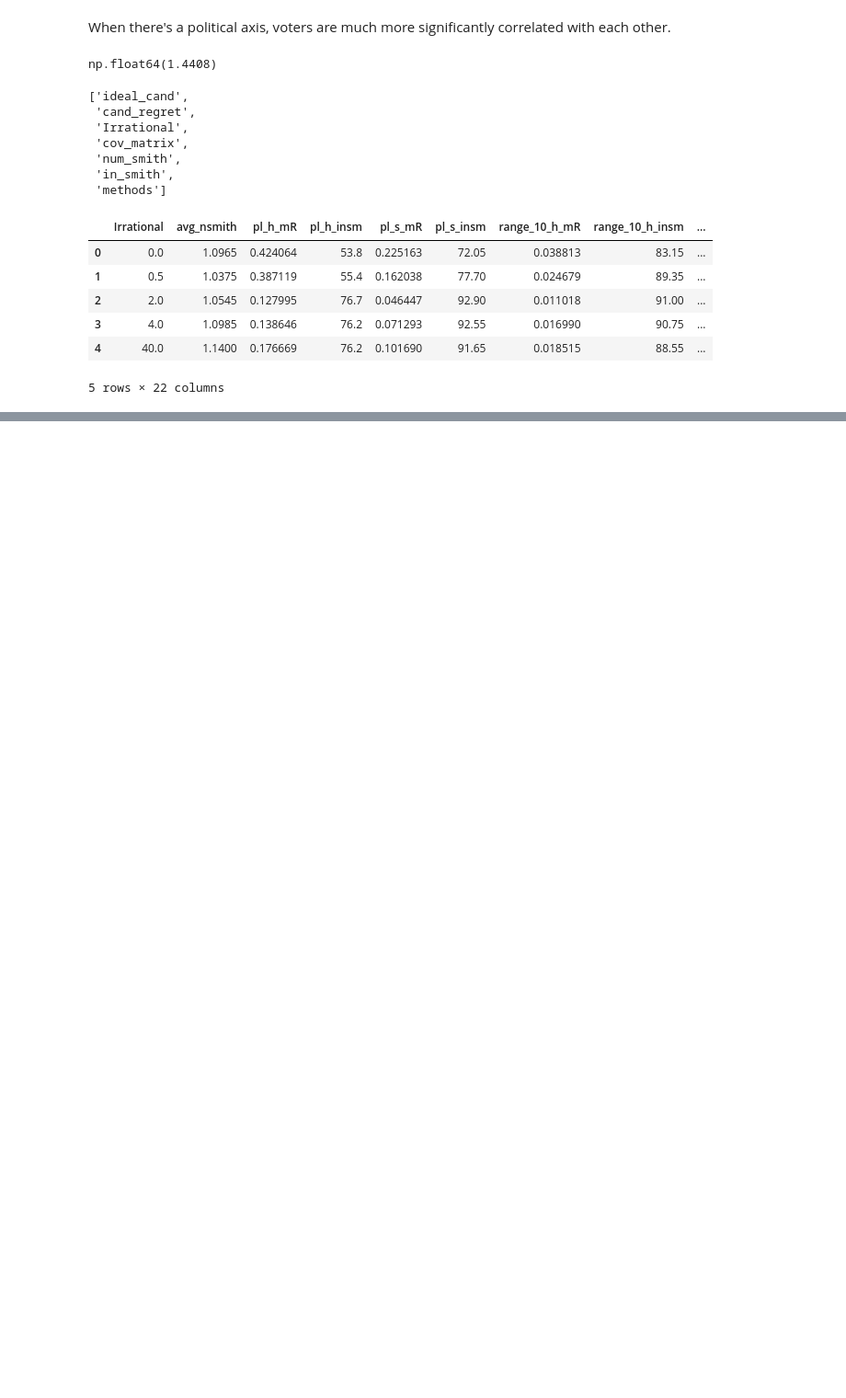
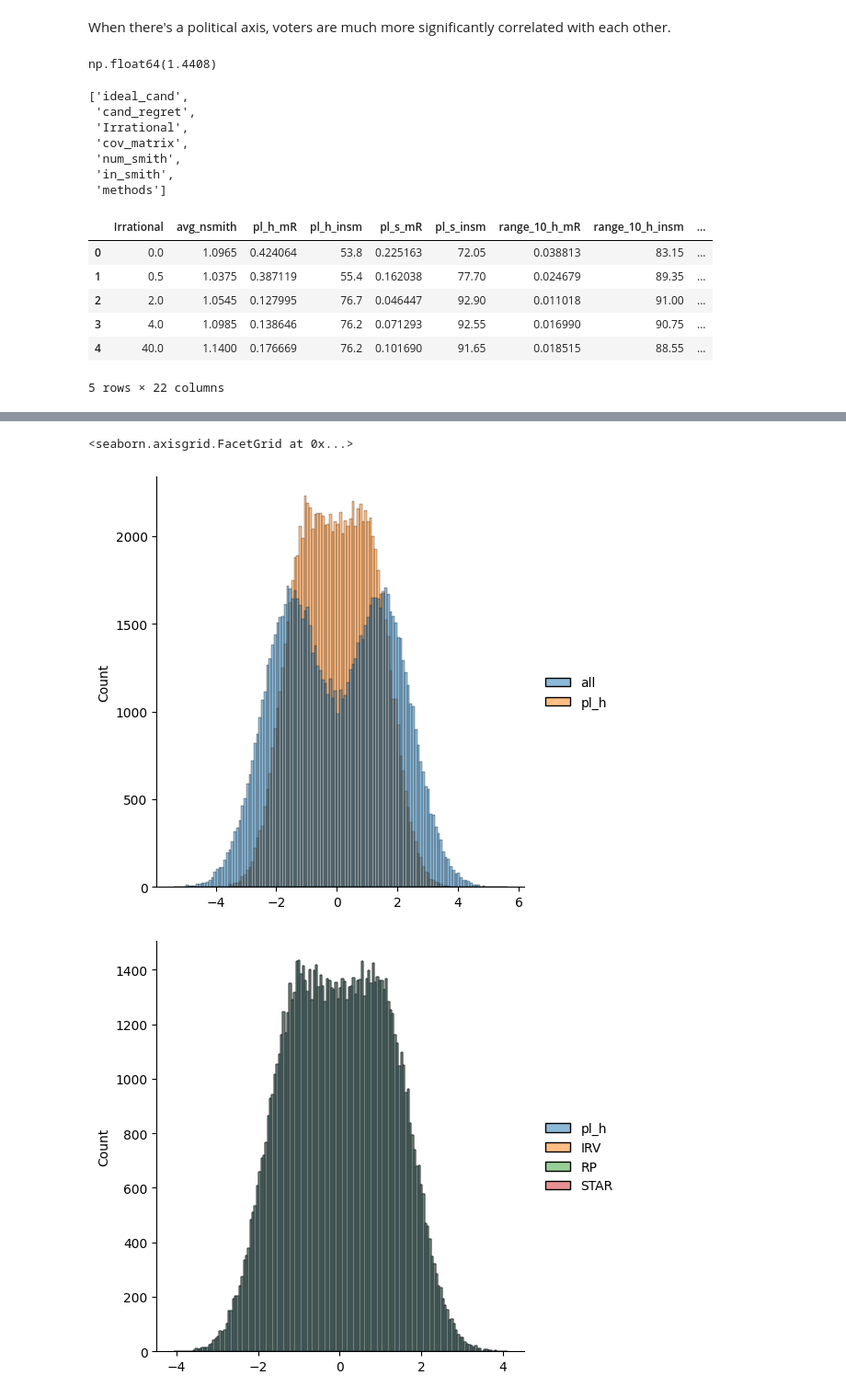
Before and after one commit to tcawlfield/vote-sim, a Jupyter notebook: results/consideration_effects.ipynb, the cells around one changed output, grey strips where cells are left out. Shown at 92% size. Cells and saved outputs as stored; diff of their text form; code cells hidden in the pictures; blank space fills up the shorter version.

```diff
--- a/results/consideration_effects.ipynb
+++ b/results/consideration_effects.ipynb
@@ -344,0 +351,23 @@ sns.displot({'all':all_iss, 'pl_h':pl_h_winner_iss, 'IRV':IRV_h_winner_iss, 'RP'
+# %%
+config_new = copy.deepcopy(config)
+config_new['candidates'] = 2
+config_new['considerations'] = [{
+    'Issues': [
+        dict(sigma=1.0, halfcsep=1.5, halfvsep=1.5),
+    ]
+}]
+rslt_2c = do_run(config_new, 100000)
+# %%
+rslt = rslt_2c
+iss = ak.flatten(rslt.issues, axis=2)
+all_iss = rslt.issues[:,0,0]
+pl_h_winner_iss = iss[np.arange(len(iss)), rslt.methods.pl_h.winner]
+rp_h_winner_iss = iss[np.arange(len(iss)), rslt.methods.rp_h.winner]
+IRV_h_winner_iss = iss[np.arange(len(iss)), rslt.methods.IRV_h.winner]
+rp_h_winner_star = iss[np.arange(len(iss)), rslt.methods.star_6_h.winner]
+sns.displot({'all':all_iss, 'pl_h':pl_h_winner_iss})
+sns.displot({'pl_h':pl_h_winner_iss, 'IRV':IRV_h_winner_iss, 'RP':rp_h_winner_iss, 'STAR':rp_h_winner_star})
+# %% [output]
+<seaborn.axisgrid.FacetGrid at 0x...>
+[figure, added]
+[figure, added]
```
Also changed, not shown: parts of 13 cells of this notebook, 3 other files.
